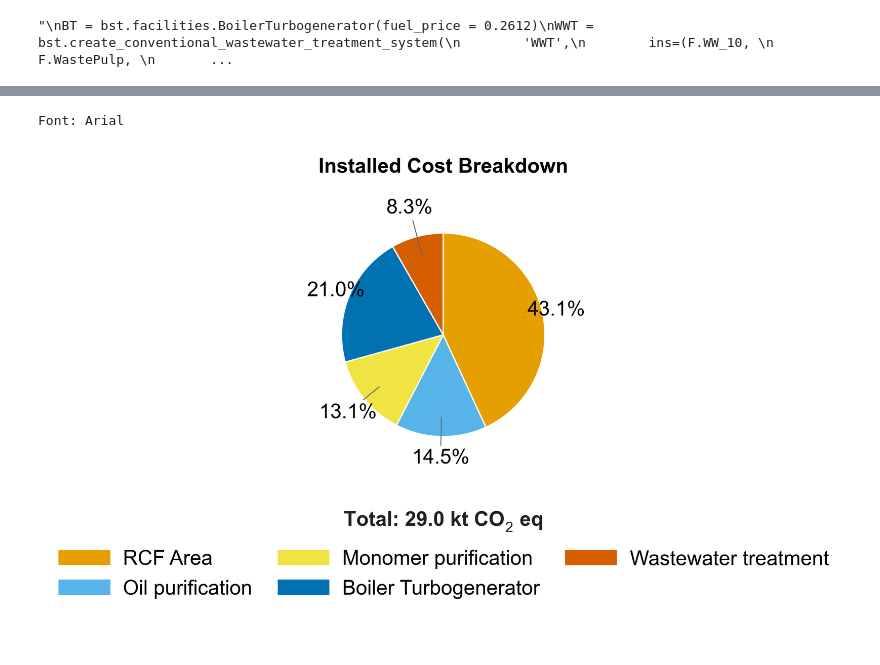
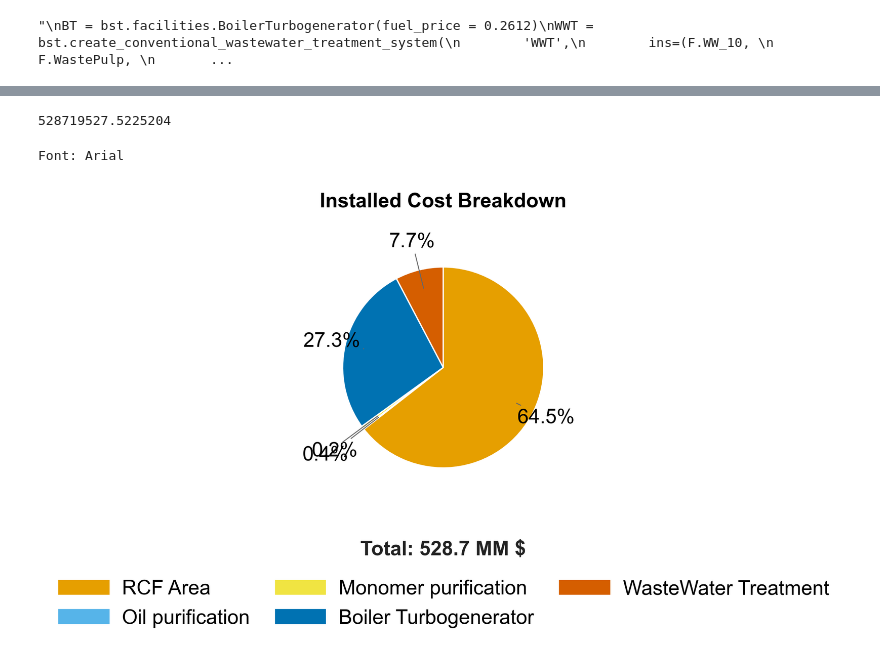
Before and after one commit to H-Wadgama/ATJ, a Jupyter notebook: lignin_saf/temporary.ipynb, the cells around one changed output, grey strips where cells are left out. Drawn from its saved outputs; the diff is of its cells as text; code cells hidden in the pictures.

```diff
--- a/lignin_saf/temporary.ipynb
+++ b/lignin_saf/temporary.ipynb
@@ -141,6 +183,10 @@ BT_installed_cost = F.BT.installed_cost
 WWT_installed_cost  = F.WWTC.installed_cost
 installed_costs_arr = np.array([rcf_area_ic, rcf_oil_purification_ic, rcf_monomer_purification_ic,
                             BT_installed_cost, WWT_installed_cost])
+# %%
+np.sum(installed_costs_arr)
+# %% [output]
+528719527.5225204
 # %%
 import matplotlib
 import matplotlib.pyplot as plt
@@ -177,15 +223,8 @@ categories = [
     "Oil purification",
     "Monomer purification",
     "Boiler Turbogenerator",
-    "Wastewater treatment",
+    "WasteWater Treatment",
 ]
-
-# ── Dummy values (replace with actual variables) ──────────────────────────────
-rcf_area_ic               = 12_500_000
-rcf_oil_purification_ic   =  4_200_000
-rcf_monomer_purification_ic =  3_800_000
-BT_installed_cost         =  6_100_000
-WWT_installed_cost        =  2_400_000
 
 values = [
     rcf_area_ic,
@@ -253,39 +292,39 @@ def draw_pie(ax, vals, title):
 
     ax.set_title(title, fontsize=FS_TITLE, fontweight="bold", pad=6)
     ax.text(0, -1.72,
-            r"Total: " + f"{total_kt:.1f}" + r" kt CO$_2$ eq",
+            r"Total: " + f"{rcf_combined_system.installed_cost/1e6:.1f}" + r" MM $",
             ha="center", va="top", fontsize=FS_TOTAL,
             color="#222222", fontweight="bold", style="normal")
 
     ax.set_xlim(-1.65, 1.65)
     ax.set_ylim(-1.95, 1.50)
 
 draw_pie(ax, values, "Installed Cost Breakdown")
 
 # ── Legend ────────────────────────────────────────────────────────────────────
 handles = [
     mpatches.Patch(facecolor=c, edgecolor="white", linewidth=0.8, label=lbl)
     for c, lbl in zip(oi_colors, categories)
 ]
 
 fig.legend(
     handles=handles,
     loc="lower center",
     ncol=3,
     fontsize=FS_LEGEND,
     frameon=False,
     columnspacing=1.2,
     handlelength=2.6,
     handleheight=0.85,
     handletextpad=0.6,
     bbox_to_anchor=(0.5, 0.0),
 )
 
 fig.tight_layout(rect=[0, 0.14, 1, 1])
 
 #fig.savefig("ghg_pie_chart.png", dpi=DPI, bbox_inches="tight")
-#fig.savefig("ghg_pie_chart.svg", format="svg", bbox_inches="tight")
+#fig.savefig("installed_cost_breakdown.svg", format="svg", bbox_inches="tight")
 #print("Done.")
 # %% [output]
 Font: Arial
-[figure, old version]
+[figure, new version]
```
Also changed, not shown: parts of 9 cells of this notebook, 3 other files.
